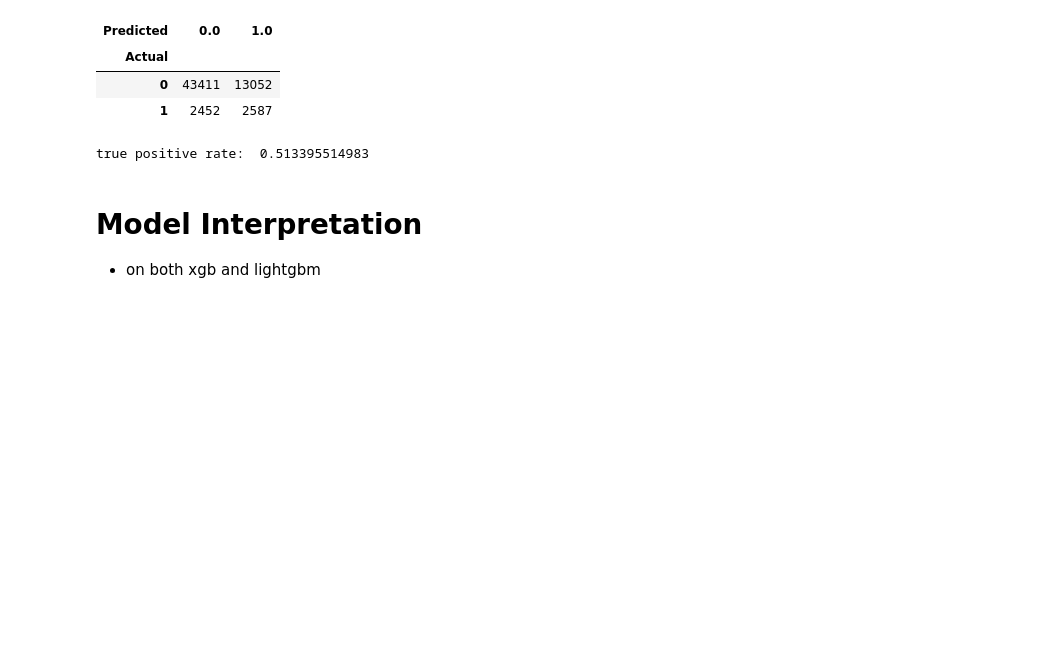
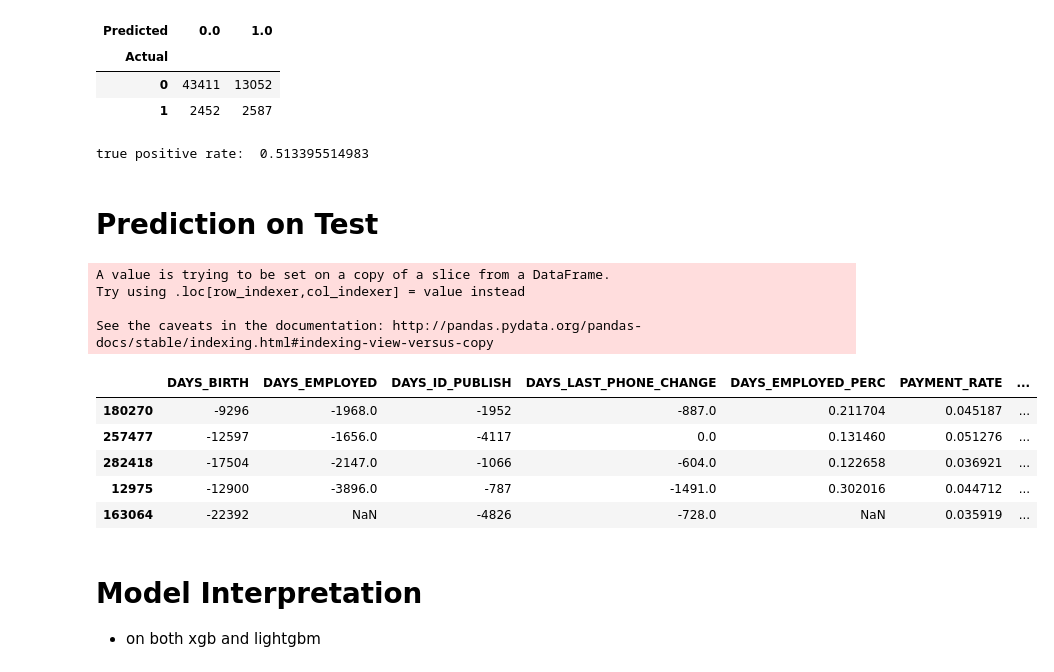
Before and after one commit to sharonZzz96/MSiA423-final-project-2019, a Jupyter notebook: notebooks/develop/Credit-model.ipynb, the cells around one changed output. Cells and saved outputs as stored; diff of their text form; code cells hidden in the pictures; blank space fills up the shorter version.

```diff
--- a/notebooks/develop/Credit-model.ipynb
+++ b/notebooks/develop/Credit-model.ipynb
@@ -423,6 +423,37 @@ df_confusion
 print('true positive rate: ', df_confusion[1][1] / (df_confusion[1][1] + df_confusion[0][1]))
 # %% [output]
 true positive rate:  0.513395514983
+# %% [markdown]
+# Prediction on Test
+# %%
+import pickle
+path_to_tmo = '/Users/zhangyueying/Desktop/S_Analytics_Value_Chain/project/MSiA423-final-project-2019/models/risk-prediction.pkl'
+with open(path_to_tmo, "rb") as f:
+    model = pickle.load(f)
+# %%
+sel_features = ['DAYS_BIRTH', 'DAYS_EMPLOYED', 'DAYS_ID_PUBLISH', 'DAYS_LAST_PHONE_CHANGE',
+        'DAYS_EMPLOYED_PERC', 'PAYMENT_RATE', 'INCOME_CREDIT_PERC',
+        'ANNUITY_INCOME_PERC', 'BURO_DAYS_CREDIT_MEAN', 'BURO_DAYS_CREDIT_ENDDATE_MEAN',
+        'APPROVED_DAYS_DECISION_MEAN', 'INSTAL_DBD_MEAN', 'INSTAL_AMT_PAYMENT_MEAN',
+        'INSTAL_DAYS_ENTRY_PAYMENT_MEAN']
+X_test['prediction'] = model.predict_proba(X_test[sel_features])[:, 1]
+sel_features2 = ['DAYS_BIRTH', 'DAYS_EMPLOYED', 'DAYS_ID_PUBLISH', 'DAYS_LAST_PHONE_CHANGE',
+        'DAYS_EMPLOYED_PERC', 'PAYMENT_RATE', 'INCOME_CREDIT_PERC',
+        'ANNUITY_INCOME_PERC', 'BURO_DAYS_CREDIT_MEAN', 'BURO_DAYS_CREDIT_ENDDATE_MEAN',
+        'APPROVED_DAYS_DECISION_MEAN', 'INSTAL_DBD_MEAN', 'INSTAL_AMT_PAYMENT_MEAN',
+        'INSTAL_DAYS_ENTRY_PAYMENT_MEAN','prediction']
+X_test[sel_features2].head()
+# %% [output]
+A value is trying to be set on a copy of a slice from a DataFrame.
+Try using .loc[row_indexer,col_indexer] = value instead
+
+See the caveats in the documentation: http://pandas.pydata.org/pandas-docs/stable/indexing.html#indexing-view-versus-copy
+|  | DAYS_BIRTH | DAYS_EMPLOYED | DAYS_ID_PUBLISH | DAYS_LAST_PHONE_CHANGE | DAYS_EMPLOYED_PERC | PAYMENT_RATE | ... |
+| 180270 | -9296 | -1968.0 | -1952 | -887.0 | 0.211704 | 0.045187 | ... |
+| 257477 | -12597 | -1656.0 | -4117 | 0.0 | 0.131460 | 0.051276 | ... |
+| 282418 | -17504 | -2147.0 | -1066 | -604.0 | 0.122658 | 0.036921 | ... |
+| 12975 | -12900 | -3896.0 | -787 | -1491.0 | 0.302016 | 0.044712 | ... |
+| 163064 | -22392 | NaN | -4826 | -728.0 | NaN | 0.035919 | ... |
 # %% [markdown]
 # Model Interpretation
 - on both xgb and lightgbm
```
Also changed, not shown: 14 other files.
